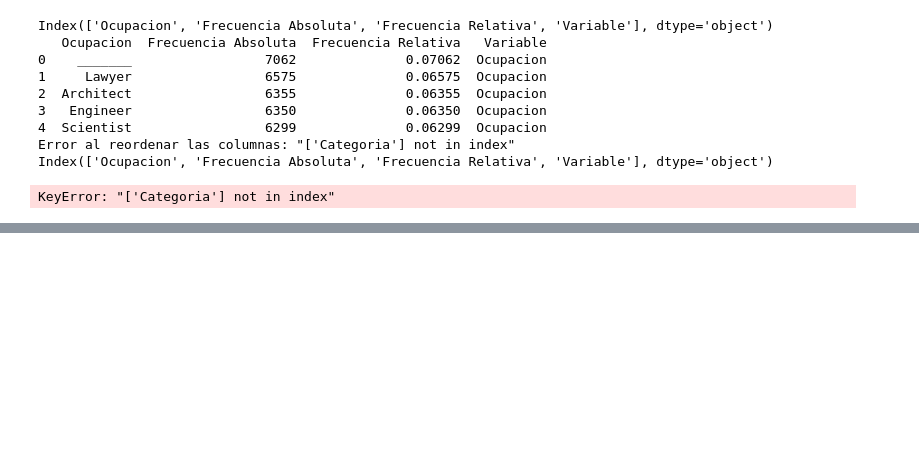
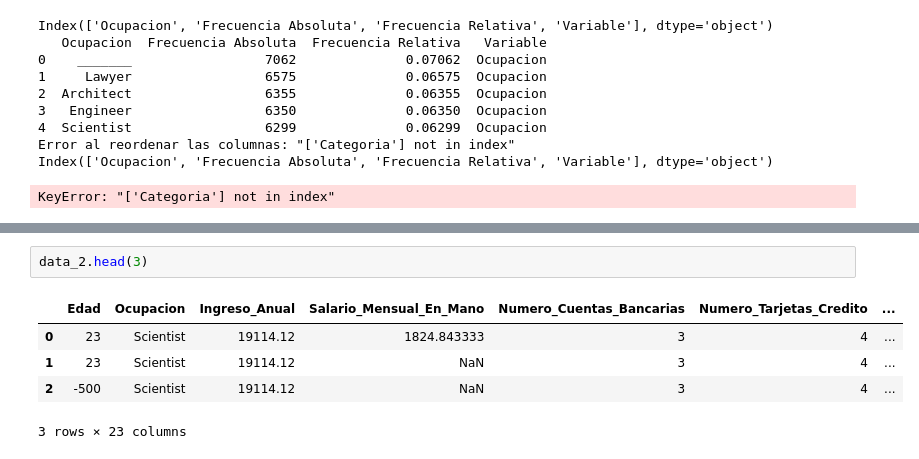
Before and after one commit to felipetryt12/Proyecto-Clasificacion-de-Score-Crediticio, a Jupyter notebook: PROYECTO/src/explore.ipynb, the cells around one changed output, grey strips where cells are left out. Drawn from its saved outputs; the diff is of its cells as text; blank space fills up the shorter version.

```diff
--- a/PROYECTO/src/explore.ipynb
+++ b/PROYECTO/src/explore.ipynb
@@ -485,0 +549,8 @@ KeyError: "['Categoria'] not in index"
+# %%
+data_2.head(3)
+# %% [output]
+|  | Edad | Ocupacion | Ingreso_Anual | Salario_Mensual_En_Mano | Numero_Cuentas_Bancarias | Numero_Tarjetas_Credito | ... |
+| 0 | 23 | Scientist | 19114.12 | 1824.843333 | 3 | 4 | ... |
+| 1 | 23 | Scientist | 19114.12 | NaN | 3 | 4 | ... |
+| 2 | -500 | Scientist | 19114.12 | NaN | 3 | 4 | ... |
+3 rows × 23 columns
```
Also changed, not shown: parts of 5 cells of this notebook.
